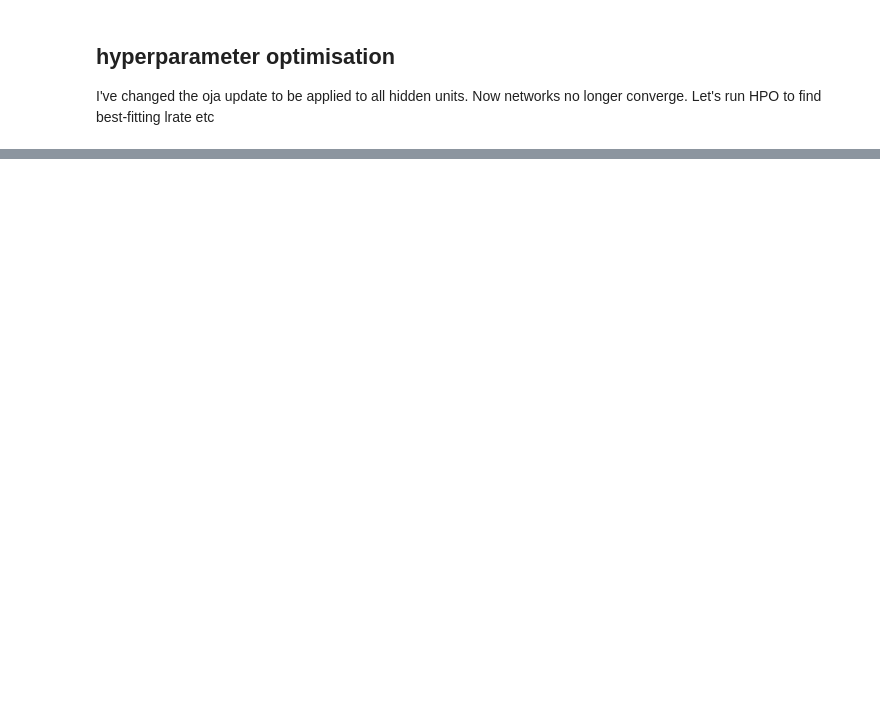
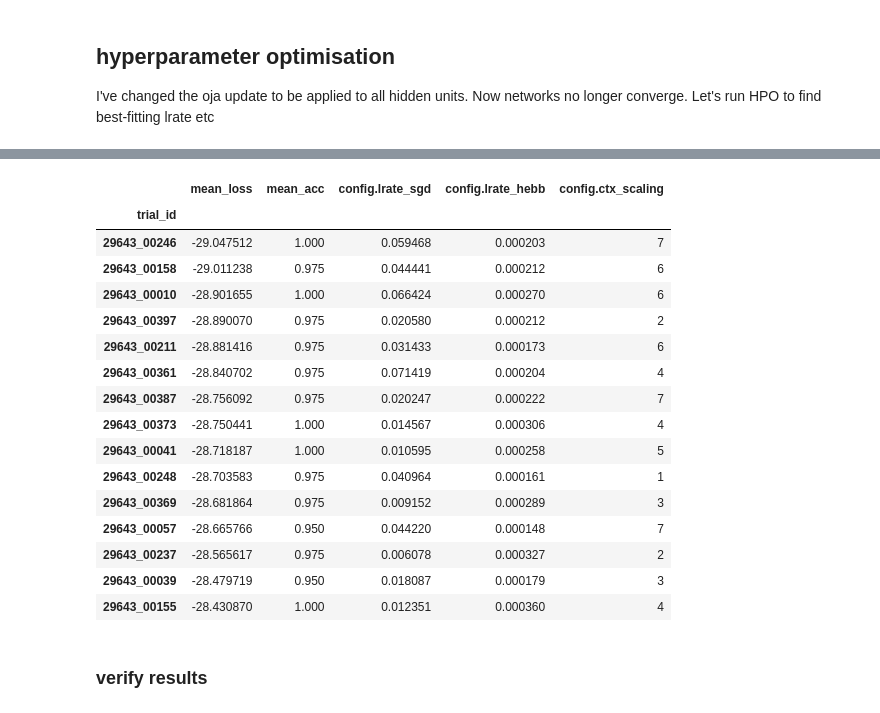
Before and after one commit to summerfieldlab/Flesch_Nagy_etal_HebbCL, a Jupyter notebook: notebooks/scratchpad.ipynb, the cells around one changed output, grey strips where cells are left out. Drawn from its saved outputs; the diff is of its cells as text; code cells hidden in the pictures; blank space fills up the shorter version.

```diff
--- a/notebooks/scratchpad.ipynb
+++ b/notebooks/scratchpad.ipynb
@@ -103,0 +59,4 @@ RuntimeError: Package size (191.20MiB) exceeds the maximum size of 100.00MiB. Yo
+# %%
+args = parser.parse_args(args=[])
+args.gating = "oja"
+dict(sorted(vars(args).items(),key=lambda k: k[0]))
@@ -103,0 +81,3 @@ RuntimeError: Package size (191.20MiB) exceeds the maximum size of 100.00MiB. Yo
+# %%
+# init tuner
+tuner = HPOTuner(args, time_budget=60*30, metric="acc")
@@ -103,0 +107,28 @@ RuntimeError: Package size (191.20MiB) exceeds the maximum size of 100.00MiB. Yo
+# %%
+# tuner.results.sort_values("mean_acc",ascending=False).head(20)
+df = tuner.results
+df = df[["mean_loss", "mean_acc", "config.lrate_sgd","config.lrate_hebb", "config.ctx_scaling","done"]]
+df = df.drop(columns=["done"])
+df = df.dropna()
+df = df.sort_values("mean_loss",ascending=True)
+
+df.reset_index()
+df.head(15)
+# %% [output]
+|  | mean_loss | mean_acc | config.lrate_sgd | config.lrate_hebb | config.ctx_scaling |
+| trial_id |  |  |  |  |  |
+| 29643_00246 | -29.047512 | 1.000 | 0.059468 | 0.000203 | 7 |
+| 29643_00158 | -29.011238 | 0.975 | 0.044441 | 0.000212 | 6 |
+| 29643_00010 | -28.901655 | 1.000 | 0.066424 | 0.000270 | 6 |
+| 29643_00397 | -28.890070 | 0.975 | 0.020580 | 0.000212 | 2 |
+| 29643_00211 | -28.881416 | 0.975 | 0.031433 | 0.000173 | 6 |
+| 29643_00361 | -28.840702 | 0.975 | 0.071419 | 0.000204 | 4 |
+| 29643_00387 | -28.756092 | 0.975 | 0.020247 | 0.000222 | 7 |
+| 29643_00373 | -28.750441 | 1.000 | 0.014567 | 0.000306 | 4 |
+| 29643_00041 | -28.718187 | 1.000 | 0.010595 | 0.000258 | 5 |
+| 29643_00248 | -28.703583 | 0.975 | 0.040964 | 0.000161 | 1 |
+| 29643_00369 | -28.681864 | 0.975 | 0.009152 | 0.000289 | 3 |
+| 29643_00057 | -28.665766 | 0.950 | 0.044220 | 0.000148 | 7 |
+| 29643_00237 | -28.565617 | 0.975 | 0.006078 | 0.000327 | 2 |
+| 29643_00039 | -28.479719 | 0.950 | 0.018087 | 0.000179 | 3 |
+| 29643_00155 | -28.430870 | 1.000 | 0.012351 | 0.000360 | 4 |
@@ -104 +138,3 @@ RuntimeError: Package size (191.20MiB) exceeds the maximum size of 100.00MiB. Yo
+# %% [markdown]
+### verify results
 # %%
```
Also changed, not shown: parts of 14 cells of this notebook, 4 other files.
